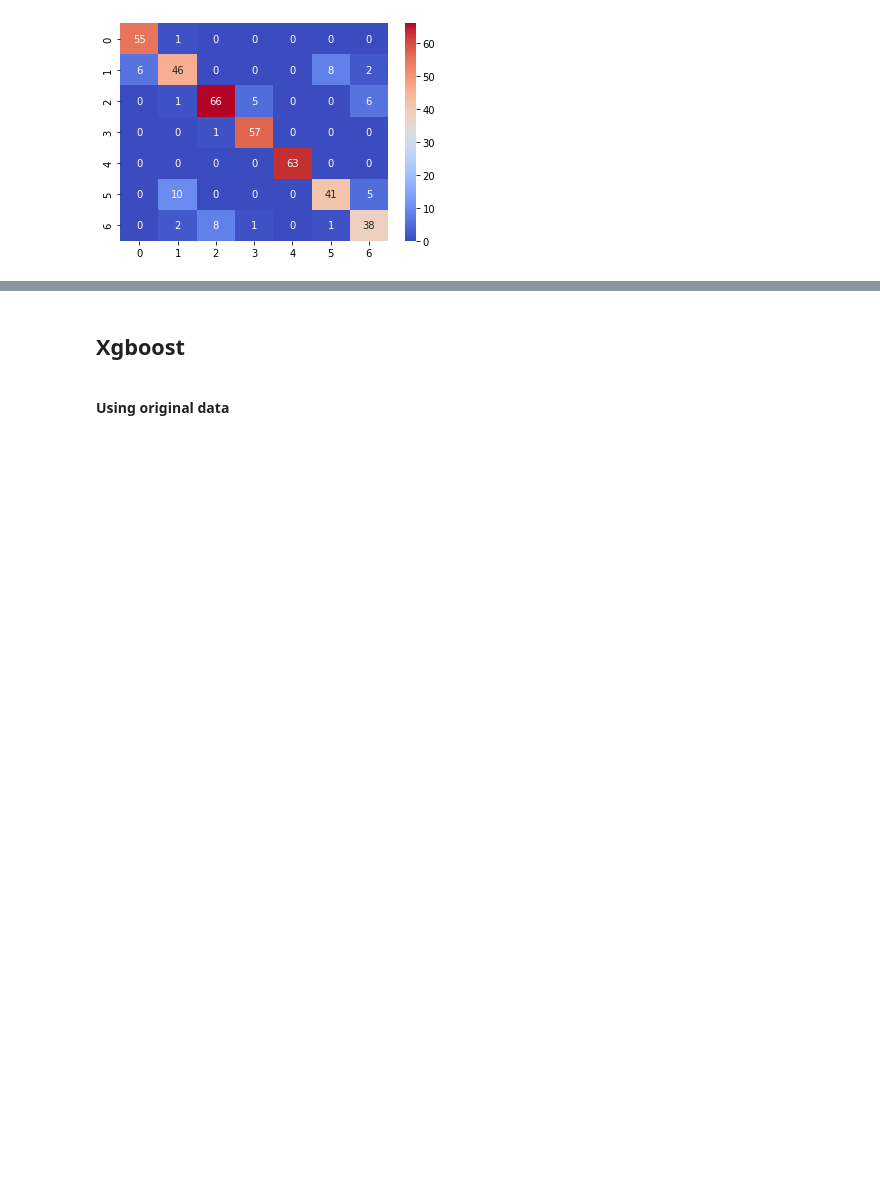
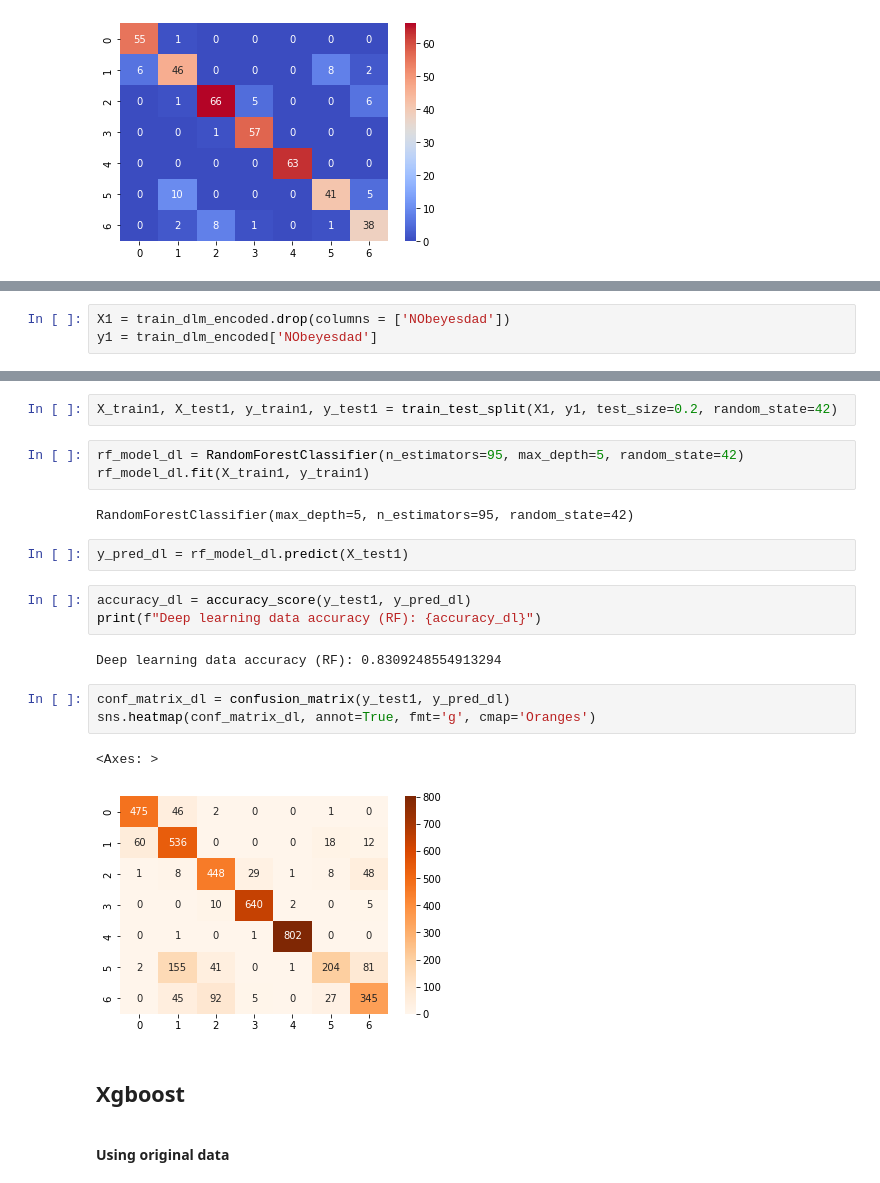
Before and after one commit to adinayak99/GW-Capstone-Project, a Jupyter notebook: ML Models.ipynb, the cells around one changed output, grey strips where cells are left out. Cells and saved outputs as stored; diff of their text form; blank space fills up the shorter version.

Commit message:
Modeling updates

```diff
--- a/ML Models.ipynb
+++ b/ML Models.ipynb
@@ -86,0 +86,3 @@ sns.heatmap(conf_matrix, annot=True, fmt='g', cmap='coolwarm')
+# %%
+X1 = train_dlm_encoded.drop(columns = ['NObeyesdad'])
+y1 = train_dlm_encoded['NObeyesdad']
@@ -87,3 +108,23 @@ sns.heatmap(conf_matrix, annot=True, fmt='g', cmap='coolwarm')
+# %%
+X_train1, X_test1, y_train1, y_test1 = train_test_split(X1, y1, test_size=0.2, random_state=42)
+# %%
+rf_model_dl = RandomForestClassifier(n_estimators=95, max_depth=5, random_state=42)
+rf_model_dl.fit(X_train1, y_train1)
+# %% [output]
+RandomForestClassifier(max_depth=5, n_estimators=95, random_state=42)
+# %%
+y_pred_dl = rf_model_dl.predict(X_test1)
+# %%
+accuracy_dl = accuracy_score(y_test1, y_pred_dl)
+print(f"Deep learning data accuracy (RF): {accuracy_dl}")
+# %% [output]
+Deep learning data accuracy (RF): 0.8309248554913294
+# %%
+conf_matrix_dl = confusion_matrix(y_test1, y_pred_dl)
+sns.heatmap(conf_matrix_dl, annot=True, fmt='g', cmap='Oranges')
+# %% [output]
+<Axes: >
+[figure, added]
 # %% [markdown]
 <h2>Xgboost</h2>
 <br>
```
Also changed, not shown: parts of 19 cells of this notebook.
